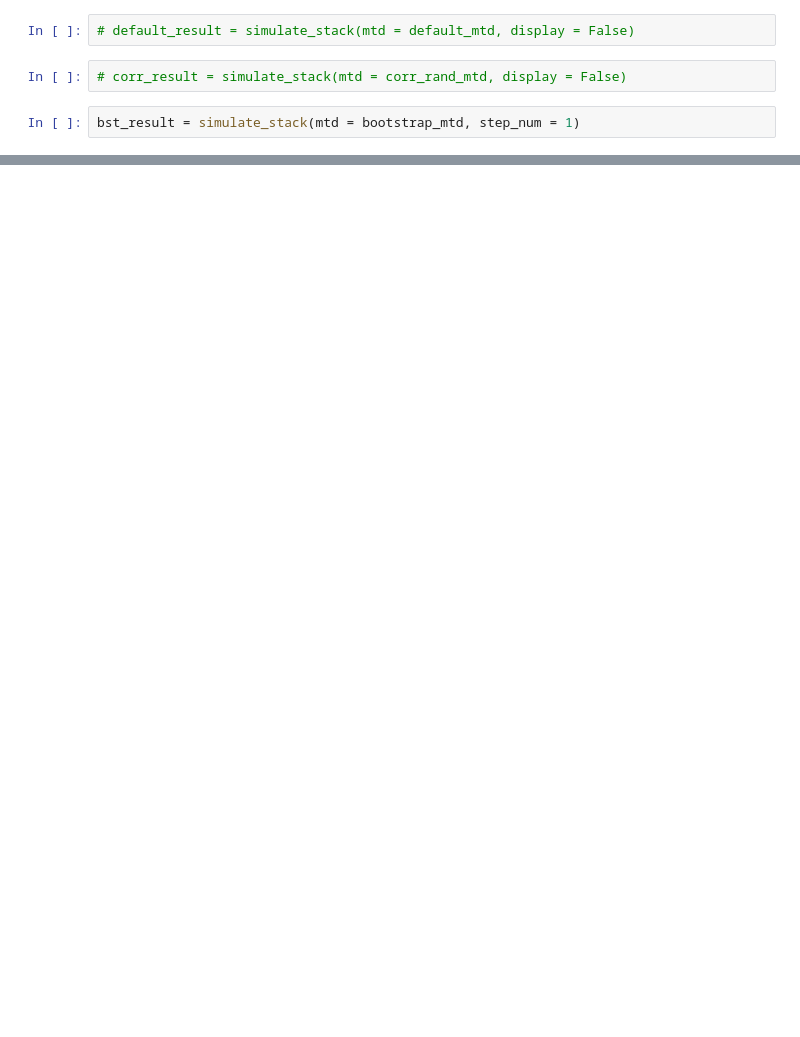
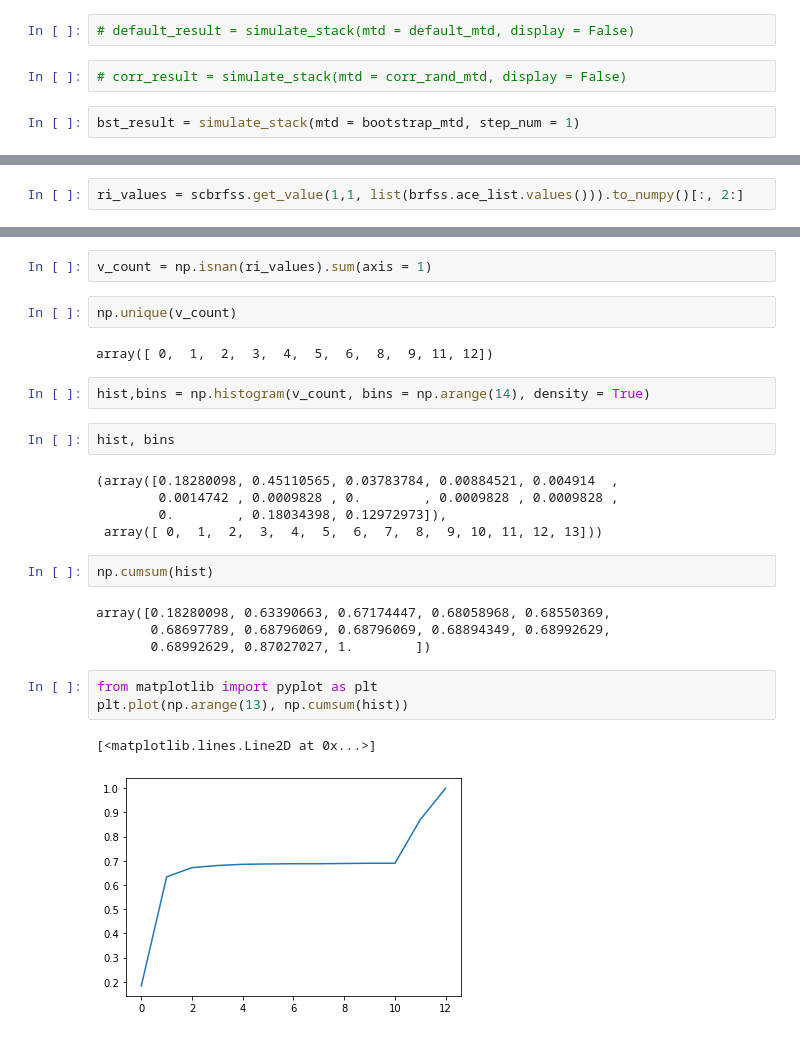
Before and after one commit to Paeans/ace.simulator, a Jupyter notebook: ace_model/howto-prop-simu.ipynb, the cells around one changed output, grey strips where cells are left out. Cells and saved outputs as stored; diff of their text form; blank space fills up the shorter version.

```diff
--- a/ace_model/howto-prop-simu.ipynb
+++ b/ace_model/howto-prop-simu.ipynb
@@ -193,0 +226,2 @@ bst_result = simulate_stack(mtd = bootstrap_mtd, step_num = 1)
+# %%
+ri_values = scbrfss.get_value(1,1, list(brfss.ace_list.values())).to_numpy()[:, 2:]
@@ -193,0 +232,27 @@ bst_result = simulate_stack(mtd = bootstrap_mtd, step_num = 1)
+# %%
+v_count = np.isnan(ri_values).sum(axis = 1)
+# %%
+np.unique(v_count)
+# %% [output]
+array([ 0,  1,  2,  3,  4,  5,  6,  8,  9, 11, 12])
+# %%
+hist,bins = np.histogram(v_count, bins = np.arange(14), density = True)
+# %%
+hist, bins
+# %% [output]
+(array([0.18280098, 0.45110565, 0.03783784, 0.00884521, 0.004914  ,
+        0.0014742 , 0.0009828 , 0.        , 0.0009828 , 0.0009828 ,
+        0.        , 0.18034398, 0.12972973]),
+ array([ 0,  1,  2,  3,  4,  5,  6,  7,  8,  9, 10, 11, 12, 13]))
+# %%
+np.cumsum(hist)
+# %% [output]
+array([0.18280098, 0.63390663, 0.67174447, 0.68058968, 0.68550369,
+       0.68697789, 0.68796069, 0.68796069, 0.68894349, 0.68992629,
+       0.68992629, 0.87027027, 1.        ])
+# %%
+from matplotlib import pyplot as plt
+plt.plot(np.arange(13), np.cumsum(hist))
+# %% [output]
+[<matplotlib.lines.Line2D at 0x...>]
+[figure, added]
```
Also changed, not shown: parts of 3 cells of this notebook, 5 other files.
